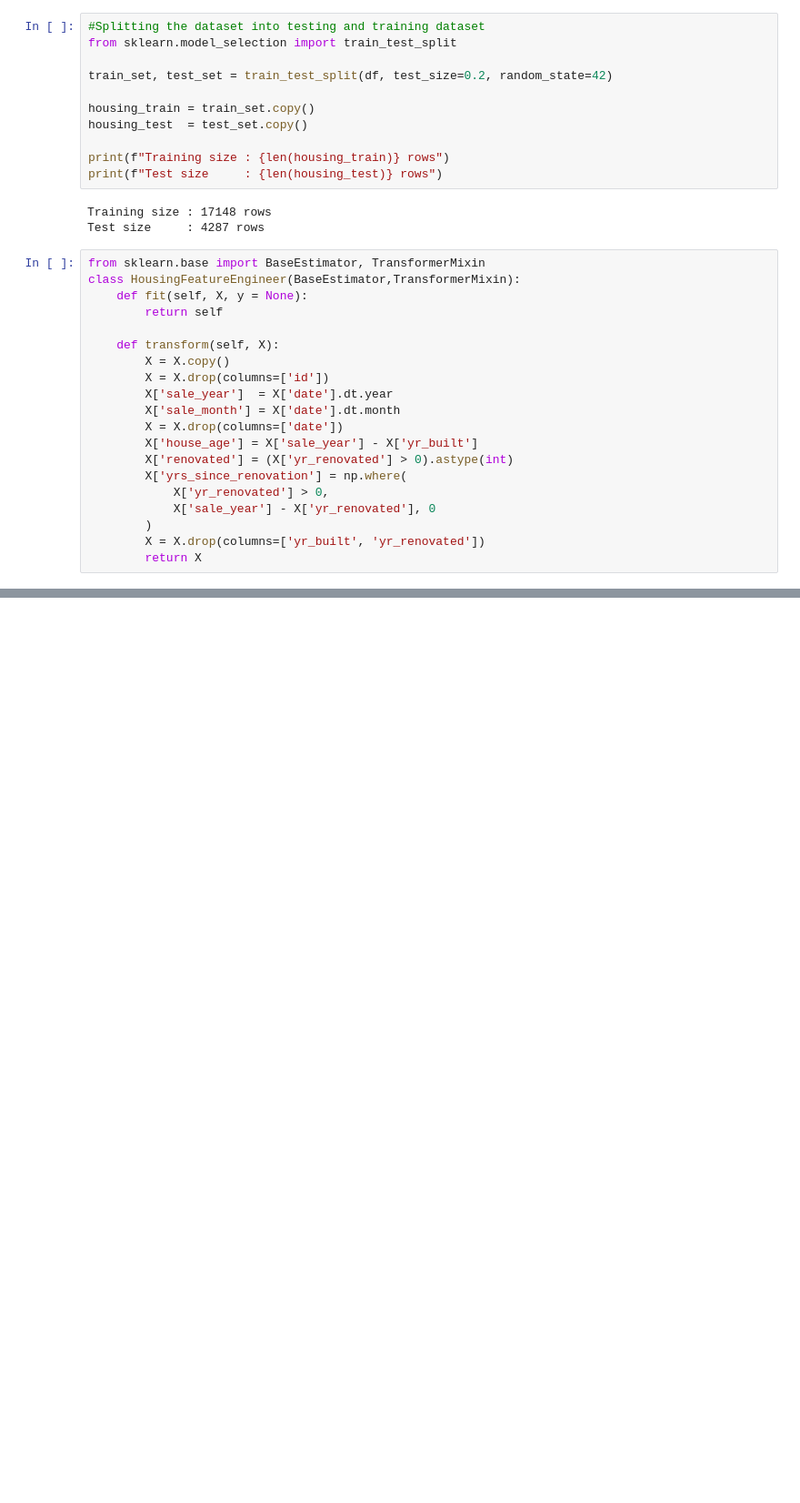
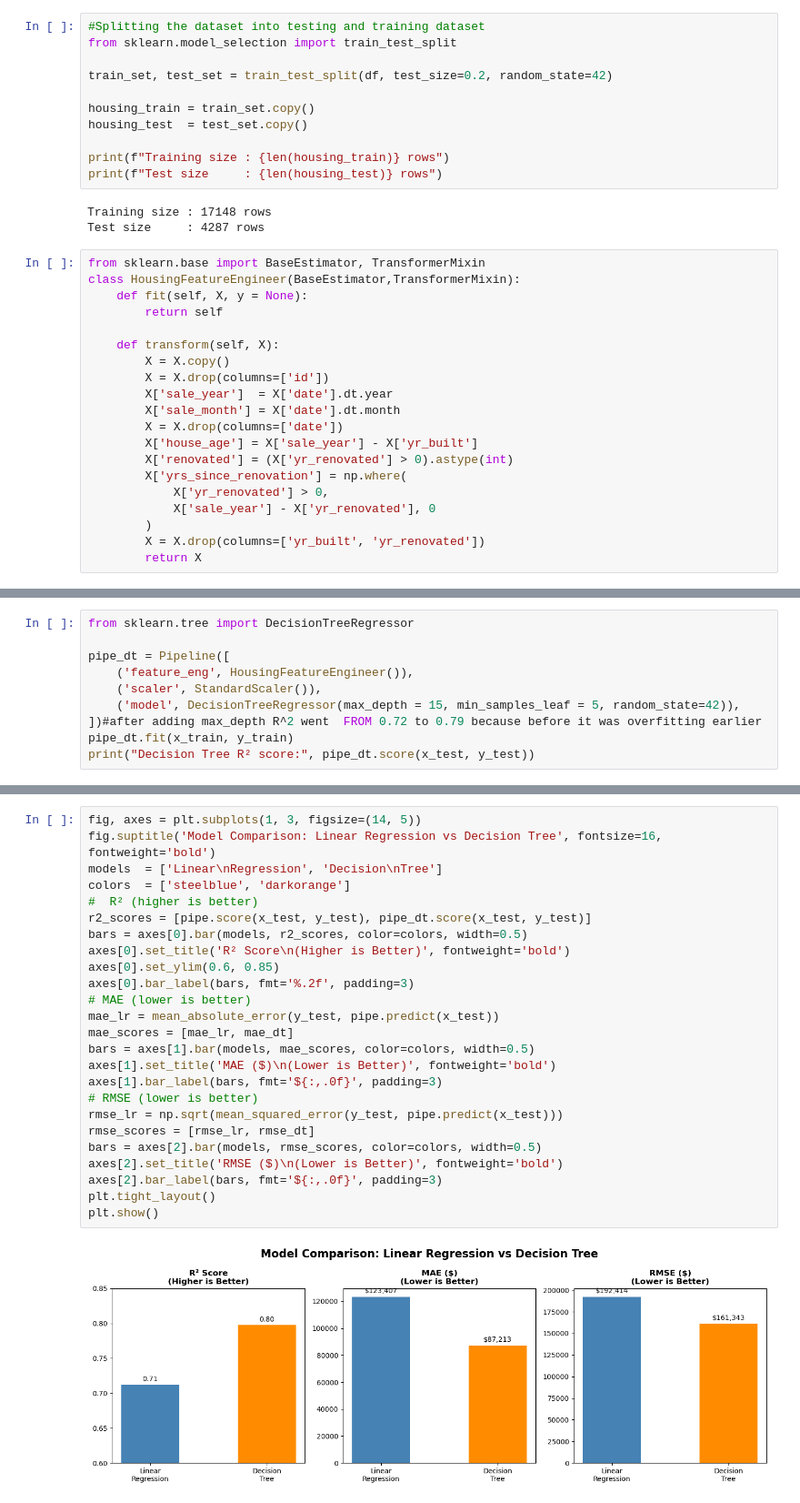
Before and after one commit to Shreshtha-ai/ML-projects, a Jupyter notebook: House_Price_Prediction/housing.ipynb, the cells around one changed output, grey strips where cells are left out. Shown at 91% size. Cells and saved outputs as stored; diff of their text form; blank space fills up the shorter version.

```diff
--- a/House_Price_Prediction/housing.ipynb
+++ b/House_Price_Prediction/housing.ipynb
@@ -225,0 +226,10 @@ Name: price, dtype: float64
+# %%
+from sklearn.tree import DecisionTreeRegressor
+
+pipe_dt = Pipeline([
+    ('feature_eng', HousingFeatureEngineer()),
+    ('scaler', StandardScaler()),
+    ('model', DecisionTreeRegressor(max_depth = 15, min_samples_leaf = 5, random_state=42)),
+])#after adding max_depth R^2 went  FROM 0.72 to 0.79 because before it was overfitting earlier
+pipe_dt.fit(x_train, y_train)
+print("Decision Tree R² score:", pipe_dt.score(x_test, y_test))
@@ -225,0 +281,27 @@ Name: price, dtype: float64
+# %%
+fig, axes = plt.subplots(1, 3, figsize=(14, 5))
+fig.suptitle('Model Comparison: Linear Regression vs Decision Tree', fontsize=16, fontweight='bold')
+models  = ['Linear\nRegression', 'Decision\nTree']
+colors  = ['steelblue', 'darkorange']
+#  R² (higher is better)
+r2_scores = [pipe.score(x_test, y_test), pipe_dt.score(x_test, y_test)]
+bars = axes[0].bar(models, r2_scores, color=colors, width=0.5)
+axes[0].set_title('R² Score\n(Higher is Better)', fontweight='bold')
+axes[0].set_ylim(0.6, 0.85)
+axes[0].bar_label(bars, fmt='%.2f', padding=3)
+# MAE (lower is better)
+mae_lr = mean_absolute_error(y_test, pipe.predict(x_test))
+mae_scores = [mae_lr, mae_dt]
+bars = axes[1].bar(models, mae_scores, color=colors, width=0.5)
+axes[1].set_title('MAE ($)\n(Lower is Better)', fontweight='bold')
+axes[1].bar_label(bars, fmt='${:,.0f}', padding=3)
+# RMSE (lower is better)
+rmse_lr = np.sqrt(mean_squared_error(y_test, pipe.predict(x_test)))
+rmse_scores = [rmse_lr, rmse_dt]
+bars = axes[2].bar(models, rmse_scores, color=colors, width=0.5)
+axes[2].set_title('RMSE ($)\n(Lower is Better)', fontweight='bold')
+axes[2].bar_label(bars, fmt='${:,.0f}', padding=3)
+plt.tight_layout()
+plt.show()
+# %% [output]
+[figure, added]
```
Also changed, not shown: parts of 11 cells of this notebook.
